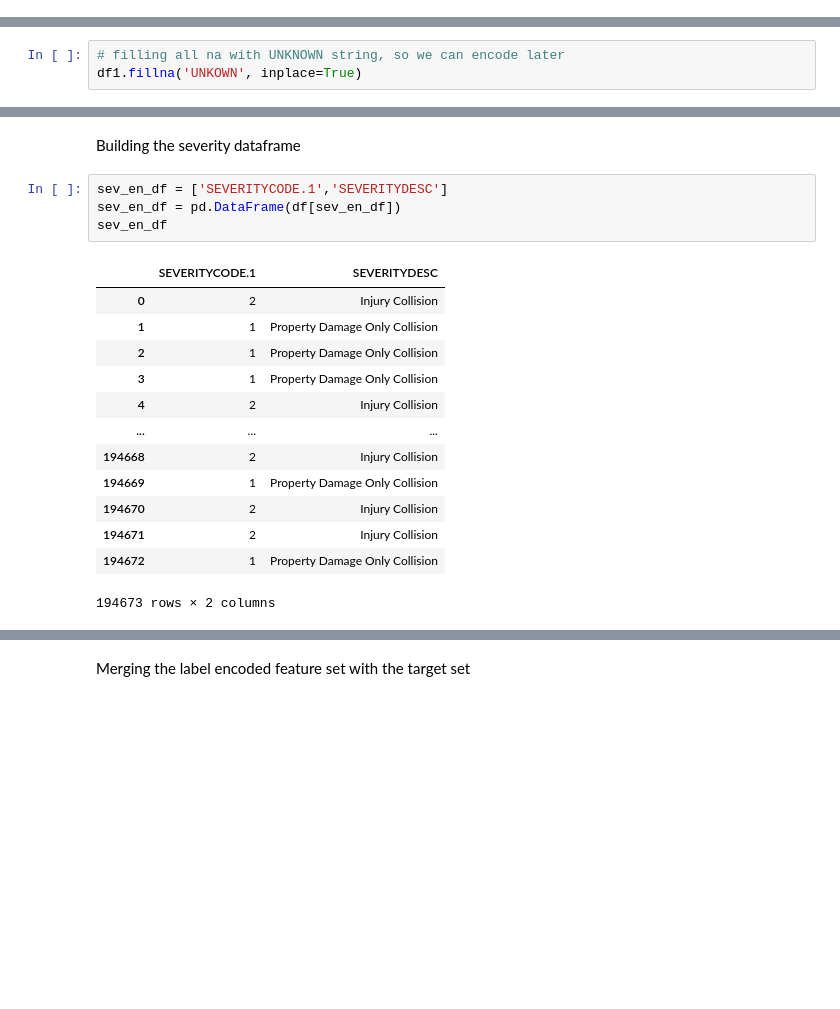
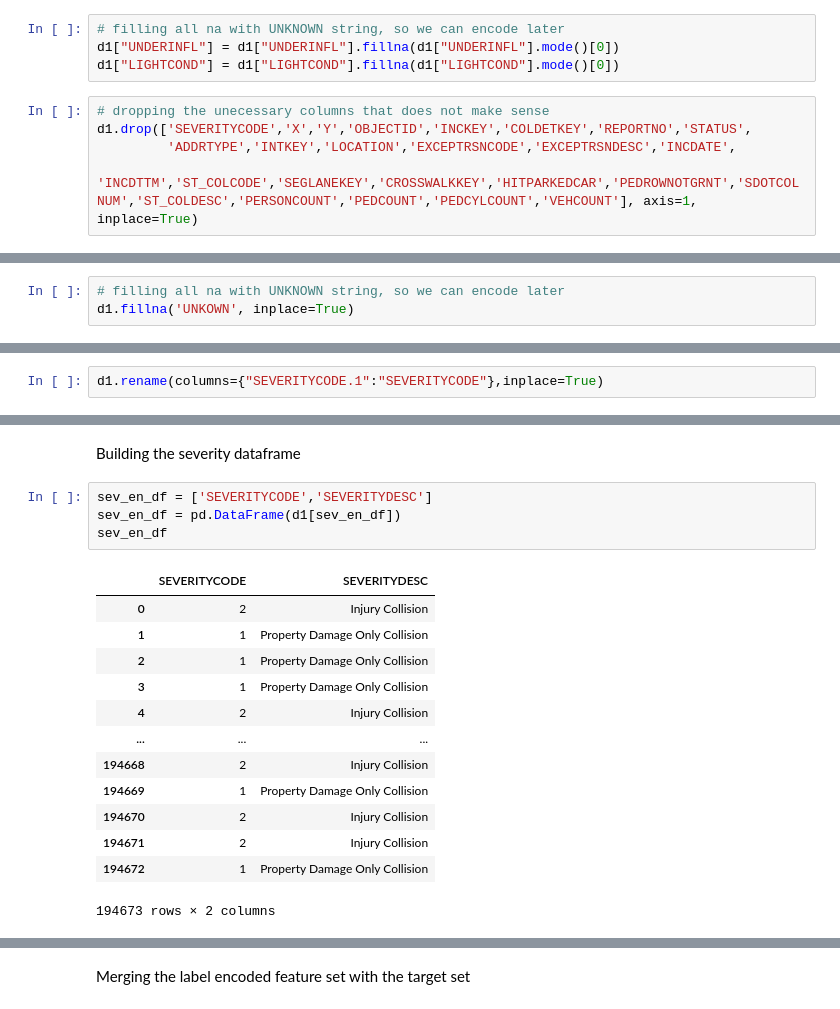
Before and after one commit to in04436r/Car-Crash-Severeity, a Jupyter notebook: Notebooks/Collision_Analysis_RE.ipynb, the cells around one changed output, grey strips where cells are left out. Drawn from its saved outputs; the diff is of its cells as text; blank space fills up the shorter version.

```diff
--- a/Notebooks/Collision_Analysis_RE.ipynb
+++ b/Notebooks/Collision_Analysis_RE.ipynb
@@ -69,2 +127,11 @@ Counter({'Parked Car': 47987, 'Angles': 34674, 'Rear Ended': 34090, 'Other': 237
 # %% [markdown]
 ## DATA CLEANING
+# %%
+# filling all na with UNKNOWN string, so we can encode later
+d1["UNDERINFL"] = d1["UNDERINFL"].fillna(d1["UNDERINFL"].mode()[0])
+d1["LIGHTCOND"] = d1["LIGHTCOND"].fillna(d1["LIGHTCOND"].mode()[0])
+# %%
+# dropping the unecessary columns that does not make sense
+d1.drop(['SEVERITYCODE','X','Y','OBJECTID','INCKEY','COLDETKEY','REPORTNO','STATUS',
+         'ADDRTYPE','INTKEY','LOCATION','EXCEPTRSNCODE','EXCEPTRSNDESC','INCDATE',
+         'INCDTTM','ST_COLCODE','SEGLANEKEY','CROSSWALKKEY','HITPARKEDCAR','PEDROWNOTGRNT','SDOTCOLNUM','ST_COLDESC','PERSONCOUNT','PEDCOUNT','PEDCYLCOUNT','VEHCOUNT'], axis=1, inplace=True)
@@ -71,3 +169,3 @@ Counter({'Parked Car': 47987, 'Angles': 34674, 'Rear Ended': 34090, 'Other': 237
 # %%
 # filling all na with UNKNOWN string, so we can encode later
-df1.fillna('UNKOWN', inplace=True)
+d1.fillna('UNKOWN', inplace=True)
@@ -88,3 +172,5 @@ df1.head(5)
+# %%
+d1.rename(columns={"SEVERITYCODE.1":"SEVERITYCODE"},inplace=True)
 # %% [markdown]
 
 ## DATA PREPROCESSING: OneHotEncoding
@@ -143,11 +229,11 @@ en_df1
 # %% [markdown]
 Building the severity dataframe
 # %%
-sev_en_df = ['SEVERITYCODE.1','SEVERITYDESC']
-sev_en_df = pd.DataFrame(df[sev_en_df])
+sev_en_df = ['SEVERITYCODE','SEVERITYDESC']
+sev_en_df = pd.DataFrame(d1[sev_en_df])
 sev_en_df
 # %% [output]
-|  | SEVERITYCODE.1 | SEVERITYDESC |
+|  | SEVERITYCODE | SEVERITYDESC |
 | 0 | 2 | Injury Collision |
 | 1 | 1 | Property Damage Only Collision |
 | 2 | 1 | Property Damage Only Collision |
```
Also changed, not shown: parts of 45 cells of this notebook.
